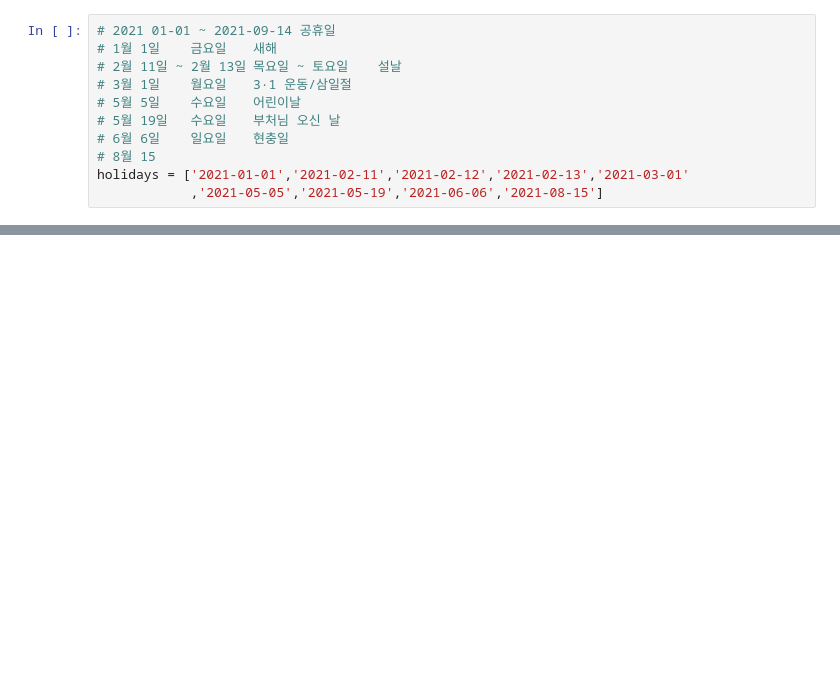
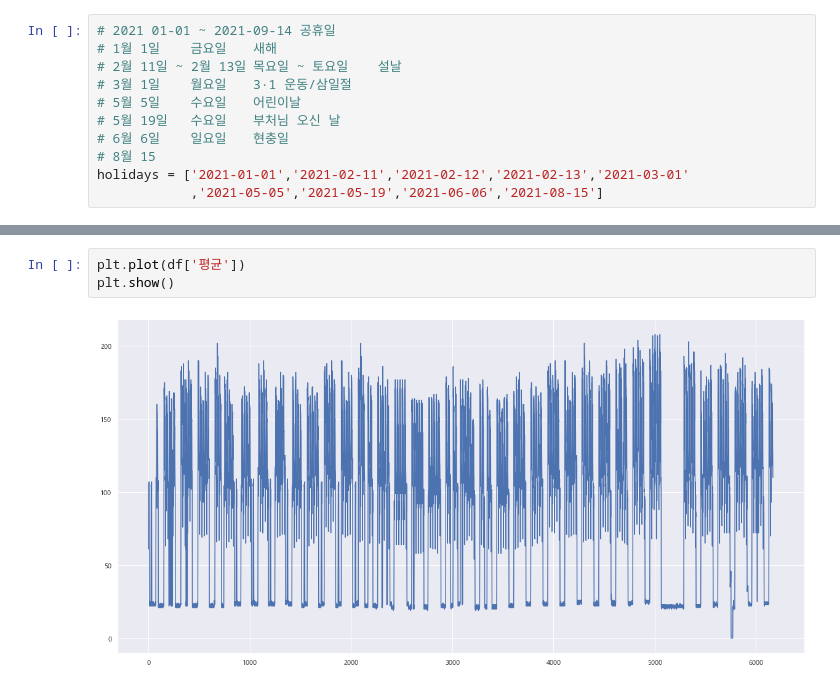
Before and after one commit to bigdataleeky/python, a Jupyter notebook: 20220513/20220513_자원최적화AI.ipynb, the cells around one changed output, grey strips where cells are left out. Cells and saved outputs as stored; diff of their text form; blank space fills up the shorter version.

```diff
--- a/20220513/20220513_자원최적화AI.ipynb
+++ b/20220513/20220513_자원최적화AI.ipynb
@@ -764,0 +831,5 @@ compare_result
+# %%
+plt.plot(df['평균'])
+plt.show()
+# %% [output]
+[figure, added]
```
Also changed, not shown: parts of 72 cells of this notebook.
